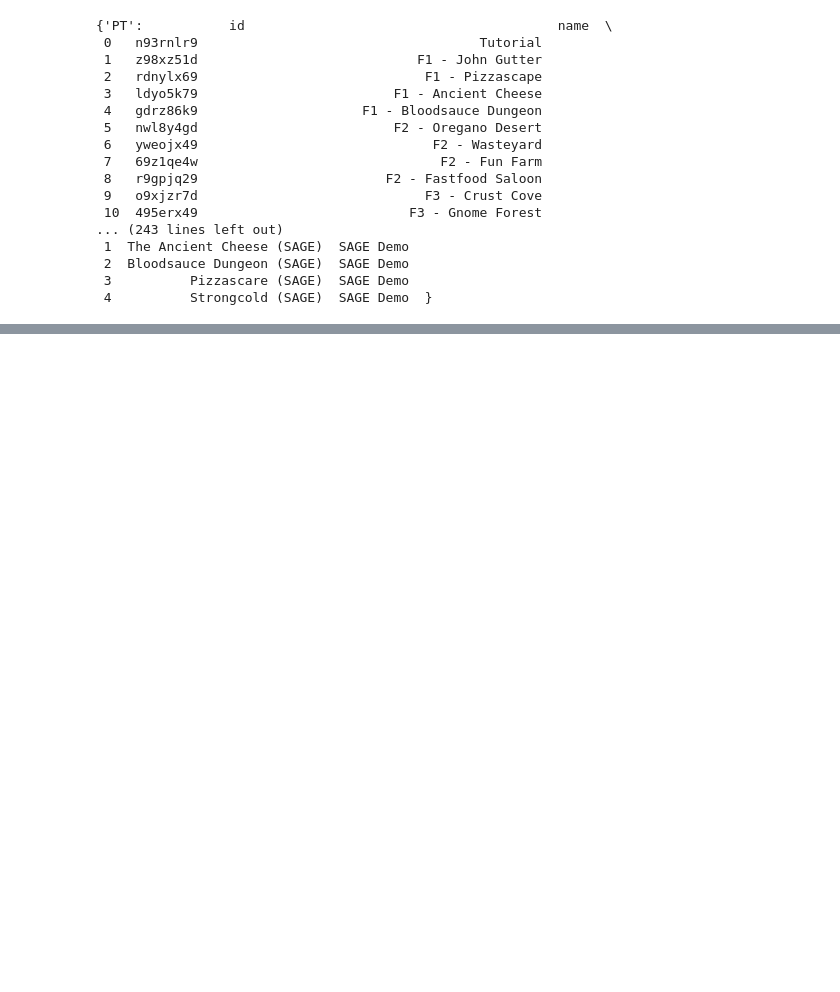
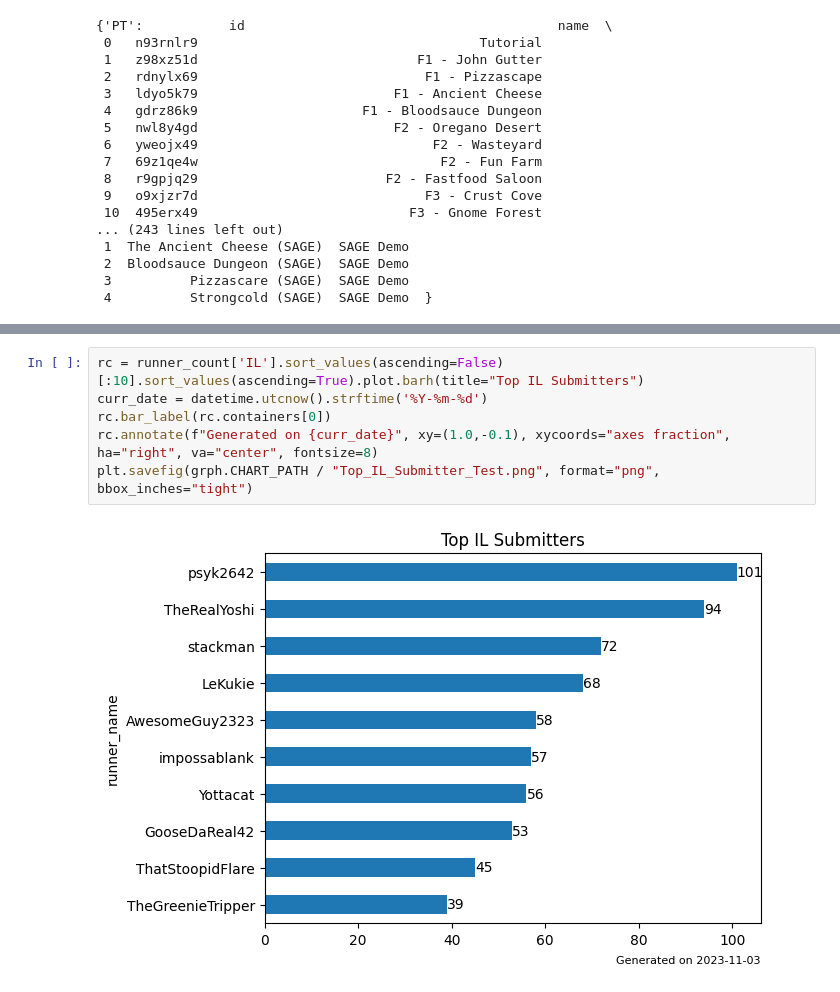
Before and after one commit to Vicas/src-stats, a Jupyter notebook: Graph Generation.ipynb, the cells around one changed output, grey strips where cells are left out. Cells and saved outputs as stored; diff of their text form; blank space fills up the shorter version.

```diff
--- a/Graph Generation.ipynb
+++ b/Graph Generation.ipynb
@@ -425,0 +479,8 @@ pt_ce_lvl
+# %%
+rc = runner_count['IL'].sort_values(ascending=False)[:10].sort_values(ascending=True).plot.barh(title="Top IL Submitters")
+curr_date = datetime.utcnow().strftime('%Y-%m-%d')
+rc.bar_label(rc.containers[0])
+rc.annotate(f"Generated on {curr_date}", xy=(1.0,-0.1), xycoords="axes fraction", ha="right", va="center", fontsize=8)
+plt.savefig(grph.CHART_PATH / "Top_IL_Submitter_Test.png", format="png", bbox_inches="tight")
+# %% [output]
+[figure, added]
```
Also changed, not shown: parts of 12 cells of this notebook, 3 other files.
